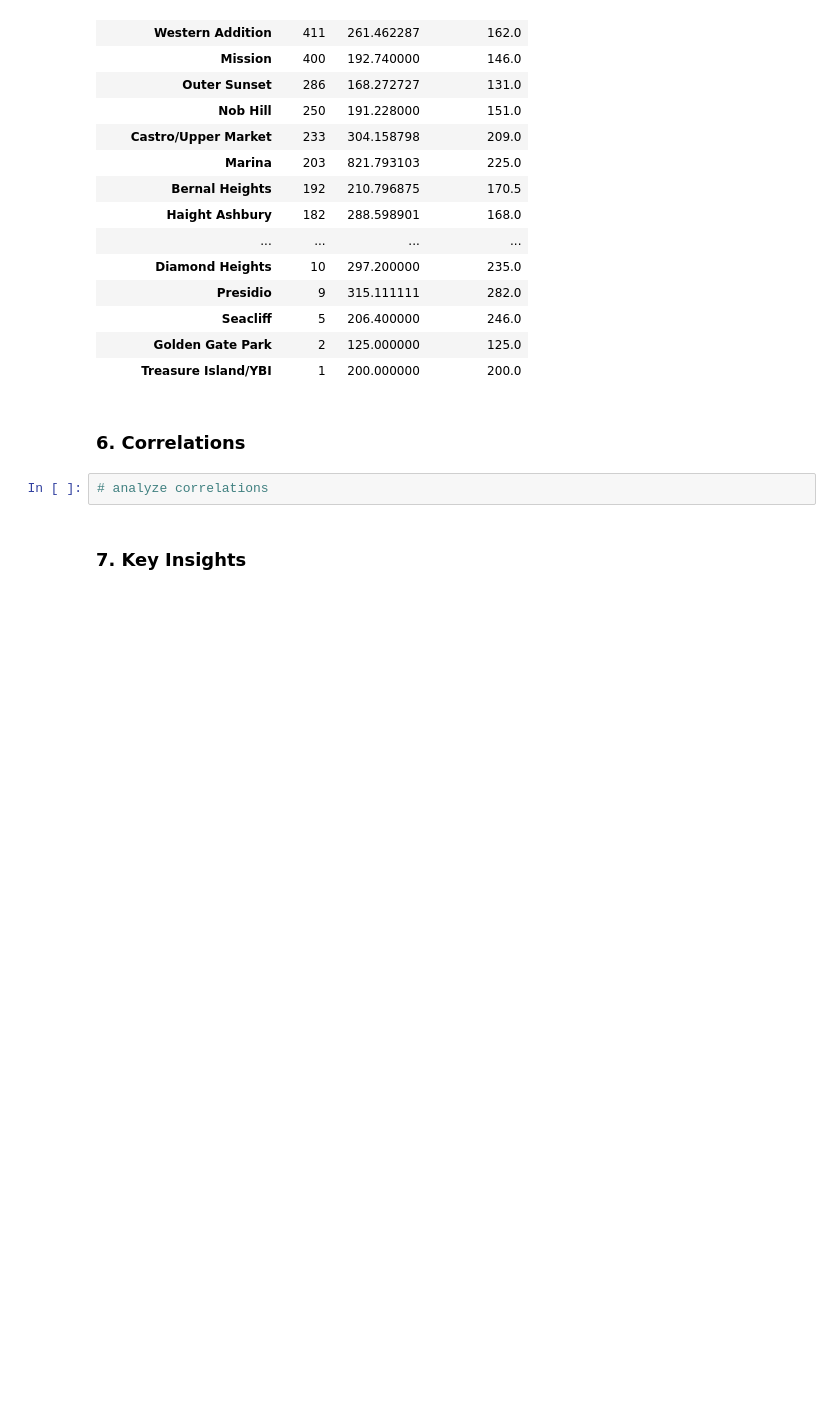
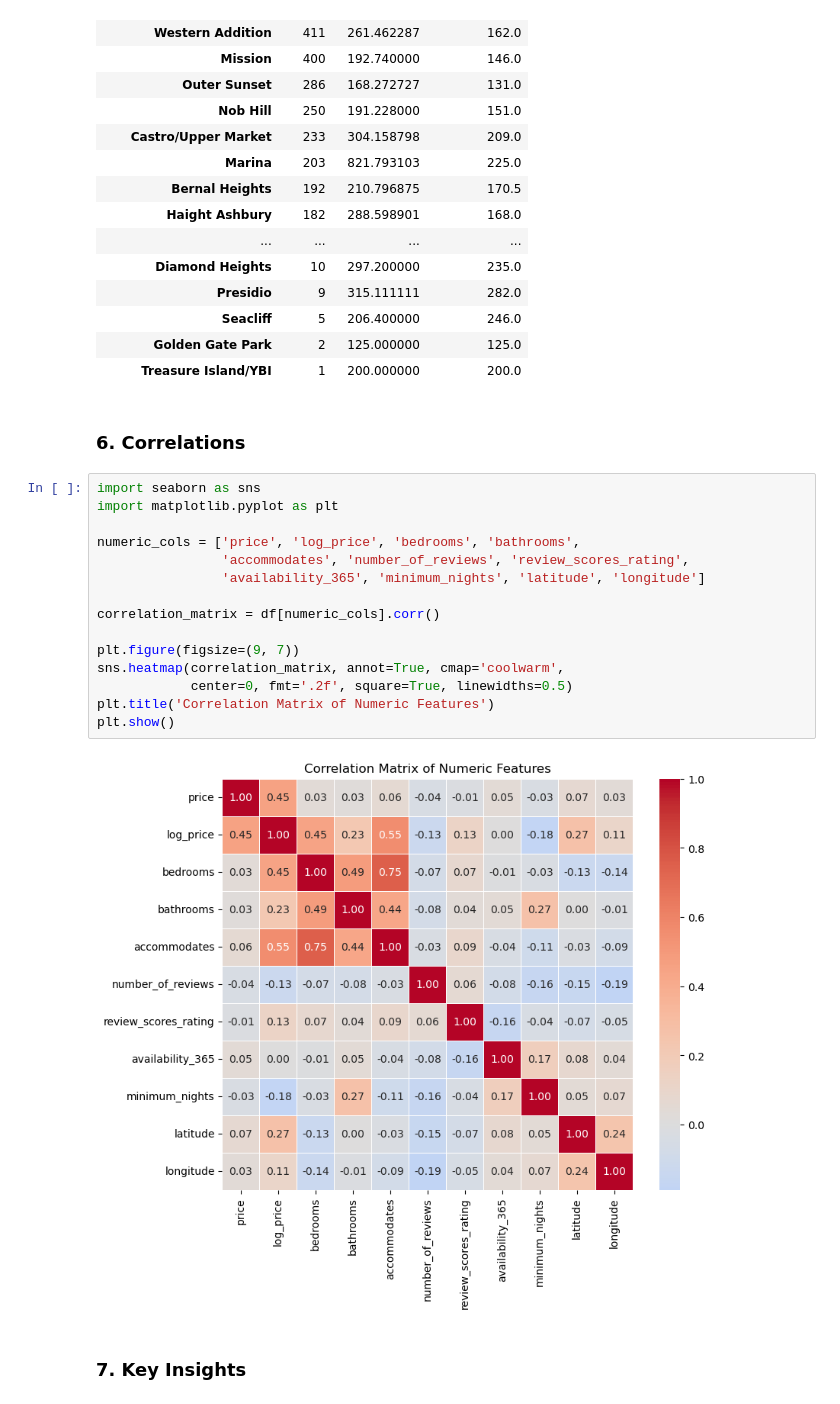
Before and after one commit to matteosaisi/airbnb-pricing-optimization, a Jupyter notebook: notebooks/01_data_exploration.ipynb, the cells around one changed output. Cells and saved outputs as stored; diff of their text form; blank space fills up the shorter version.

```diff
--- a/notebooks/01_data_exploration.ipynb
+++ b/notebooks/01_data_exploration.ipynb
@@ -647,6 +659,21 @@ pd.DataFrame({"Count": df.groupby("neighbourhood_cleansed")["price"].count(),
 # %% [markdown]
 ### 6. Correlations
 # %%
-# analyze correlations
+import seaborn as sns
+import matplotlib.pyplot as plt
+
+numeric_cols = ['price', 'log_price', 'bedrooms', 'bathrooms',
+                'accommodates', 'number_of_reviews', 'review_scores_rating',
+                'availability_365', 'minimum_nights', 'latitude', 'longitude']
+
+correlation_matrix = df[numeric_cols].corr()
+
+plt.figure(figsize=(9, 7))
+sns.heatmap(correlation_matrix, annot=True, cmap='coolwarm',
+            center=0, fmt='.2f', square=True, linewidths=0.5)
+plt.title('Correlation Matrix of Numeric Features')
+plt.show()
+# %% [output]
+[figure, added]
 # %% [markdown]
 ### 7. Key Insights
```
Also changed, not shown: parts of 2 cells of this notebook.
